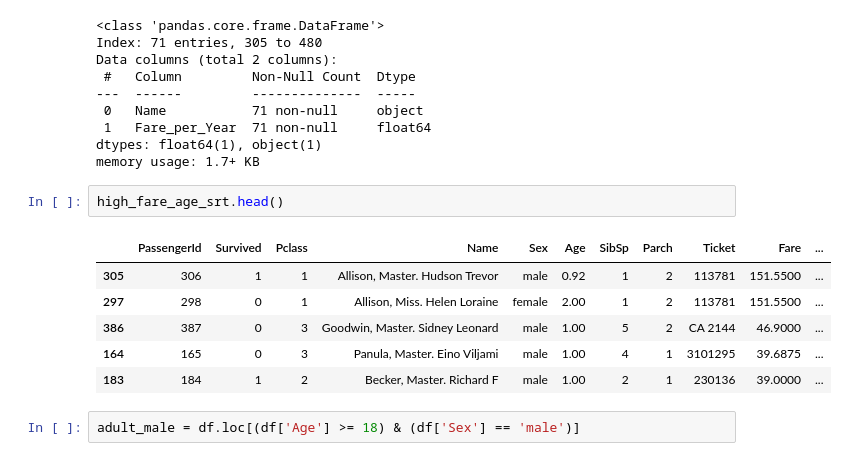
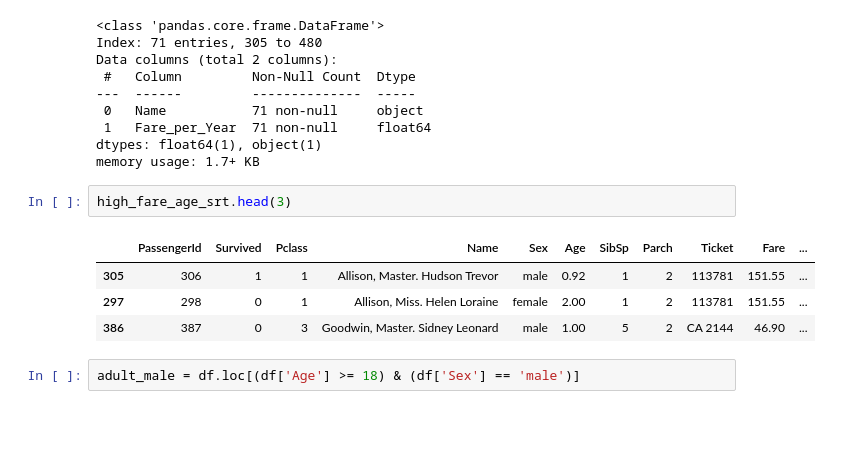
Before and after one commit to RiteshKhatri09-cs/5CS037, a Jupyter notebook: Week3_Ritesh_Khatri.ipynb, the cells around one changed output. Saved outputs shown, nothing was run; the diff lists cells and outputs as text; blank space fills up the shorter version.

```diff
--- a/Week3_Ritesh_Khatri.ipynb
+++ b/Week3_Ritesh_Khatri.ipynb
@@ -278,14 +229,12 @@ Data columns (total 2 columns):
 dtypes: float64(1), object(1)
 memory usage: 1.7+ KB
 # %%
-high_fare_age_srt.head()
+high_fare_age_srt.head(3)
 # %% [output]
 |  | PassengerId | Survived | Pclass | Name | Sex | Age | SibSp | Parch | Ticket | Fare | ... |
-| 305 | 306 | 1 | 1 | Allison, Master. Hudson Trevor | male | 0.92 | 1 | 2 | 113781 | 151.5500 | ... |
-| 297 | 298 | 0 | 1 | Allison, Miss. Helen Loraine | female | 2.00 | 1 | 2 | 113781 | 151.5500 | ... |
-| 386 | 387 | 0 | 3 | Goodwin, Master. Sidney Leonard | male | 1.00 | 5 | 2 | CA 2144 | 46.9000 | ... |
-| 164 | 165 | 0 | 3 | Panula, Master. Eino Viljami | male | 1.00 | 4 | 1 | 3101295 | 39.6875 | ... |
-| 183 | 184 | 1 | 2 | Becker, Master. Richard F | male | 1.00 | 2 | 1 | 230136 | 39.0000 | ... |
+| 305 | 306 | 1 | 1 | Allison, Master. Hudson Trevor | male | 0.92 | 1 | 2 | 113781 | 151.55 | ... |
+| 297 | 298 | 0 | 1 | Allison, Miss. Helen Loraine | female | 2.00 | 1 | 2 | 113781 | 151.55 | ... |
+| 386 | 387 | 0 | 3 | Goodwin, Master. Sidney Leonard | male | 1.00 | 5 | 2 | CA 2144 | 46.90 | ... |
 # %%
 adult_male = df.loc[(df['Age'] >= 18) & (df['Sex'] == 'male')]
 # %%
```
Also changed, not shown: parts of 6 cells of this notebook.
